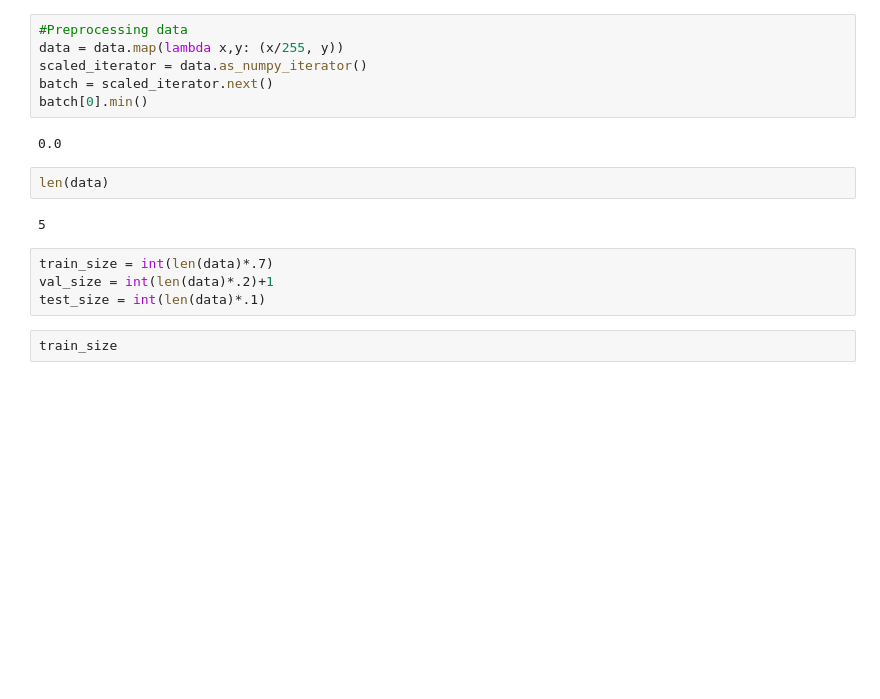
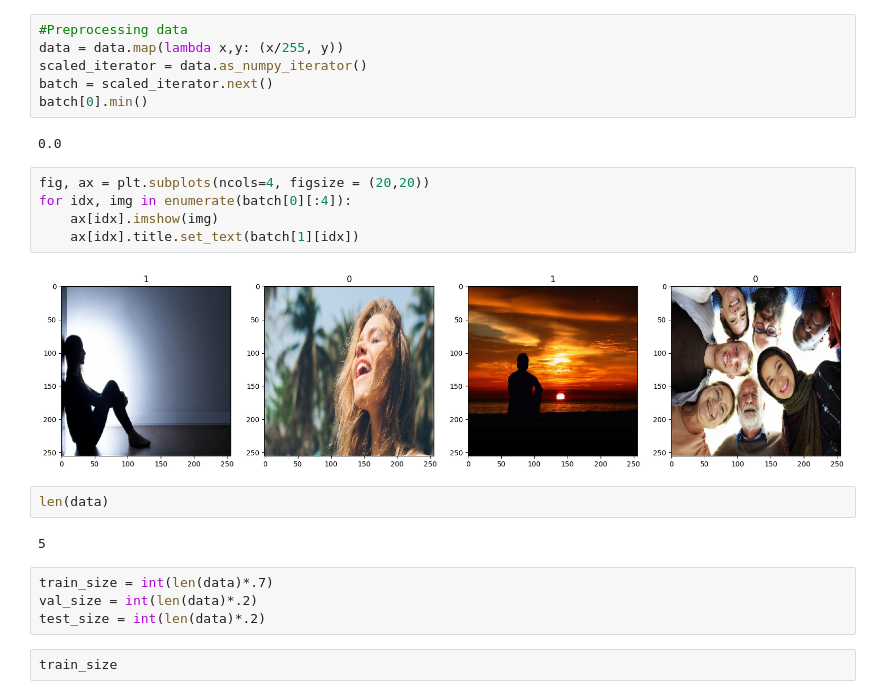
Before and after one commit to Barca123456789/deep-CNN-Classifier-for-any-images, a Jupyter notebook: Image Classification.ipynb, the cells around one changed output. Cells and saved outputs as stored; diff of their text form; blank space fills up the shorter version.

```diff
--- a/Image Classification.ipynb
+++ b/Image Classification.ipynb
@@ -134,14 +129,21 @@ batch = scaled_iterator.next()
 batch[0].min()
 # %% [output]
 0.0
+# %%
+fig, ax = plt.subplots(ncols=4, figsize = (20,20))
+for idx, img in enumerate(batch[0][:4]):
+    ax[idx].imshow(img)
+    ax[idx].title.set_text(batch[1][idx])
+# %% [output]
+[figure, added]
 # %%
 len(data)
 # %% [output]
 5
 # %%
 train_size = int(len(data)*.7)
-val_size = int(len(data)*.2)+1
-test_size = int(len(data)*.1)
+val_size = int(len(data)*.2)
+test_size = int(len(data)*.2)
 # %%
 train_size
 # %% [output]
```
Also changed, not shown: parts of 33 cells of this notebook, 50 other files.
